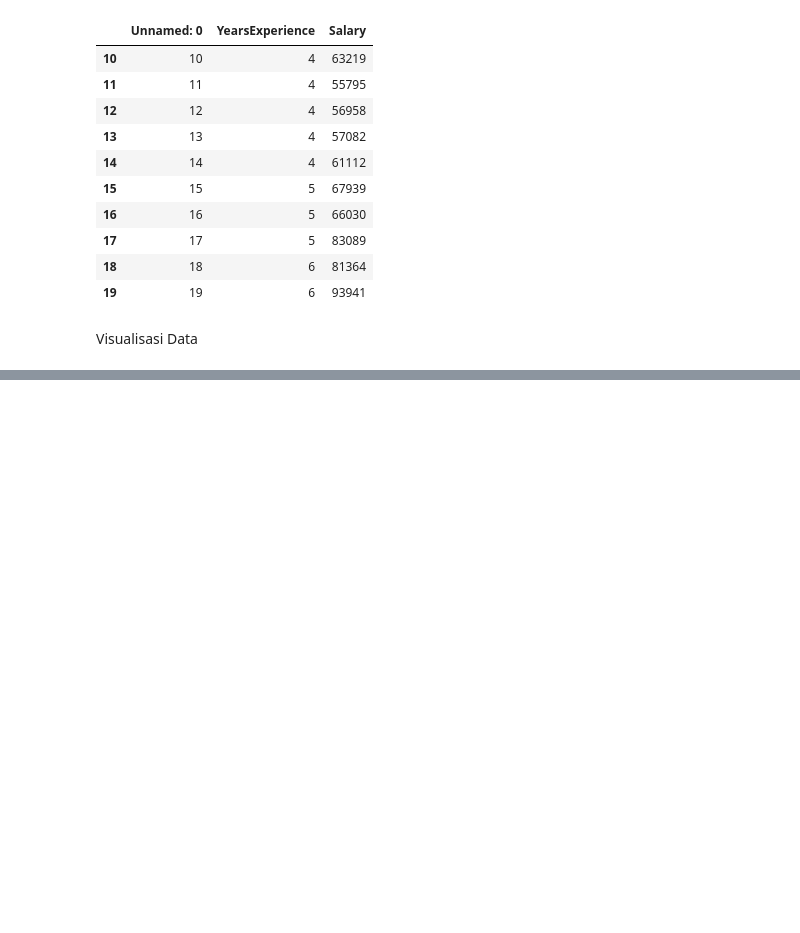
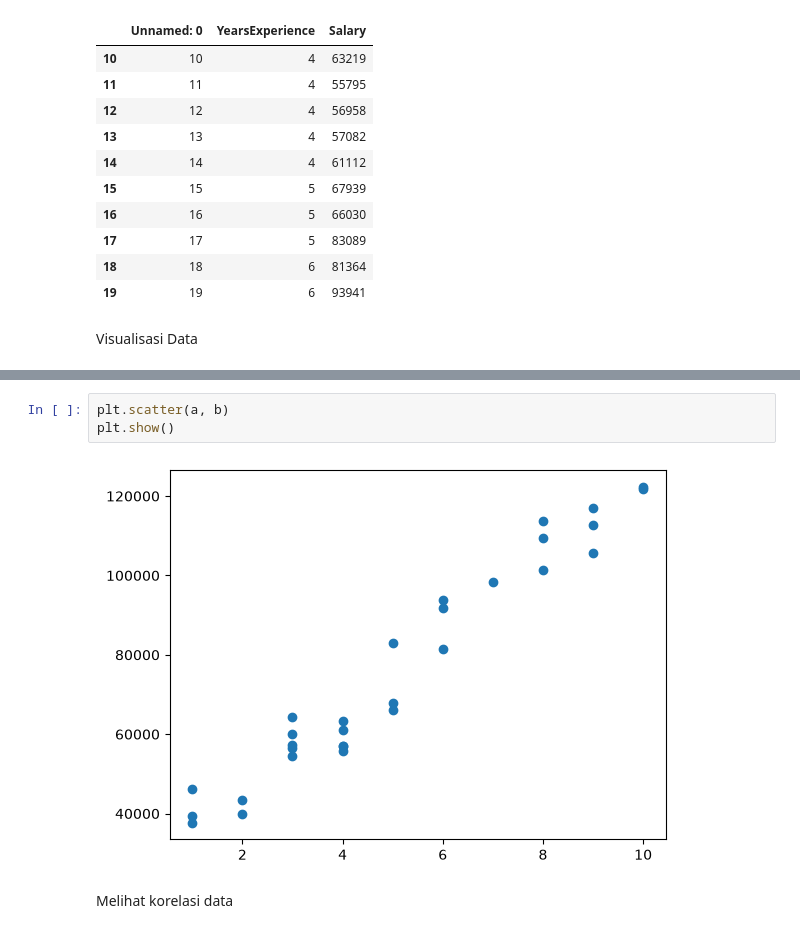
Before and after one commit to Gra0105/Salary-Linear-Regression, a Jupyter notebook: salaryLinearRegression.ipynb, the cells around one changed output, grey strips where cells are left out. Drawn from its saved outputs; the diff is of its cells as text; blank space fills up the shorter version.

```diff
--- a/salaryLinearRegression.ipynb
+++ b/salaryLinearRegression.ipynb
@@ -143,0 +158,7 @@ df.plot.scatter(x="YearsExperience", y="Salary", color="red")
+# %%
+plt.scatter(a, b)
+plt.show()
+# %% [output]
+[figure, added]
+# %% [markdown]
+Melihat korelasi data
```
Also changed, not shown: parts of 8 cells of this notebook.
